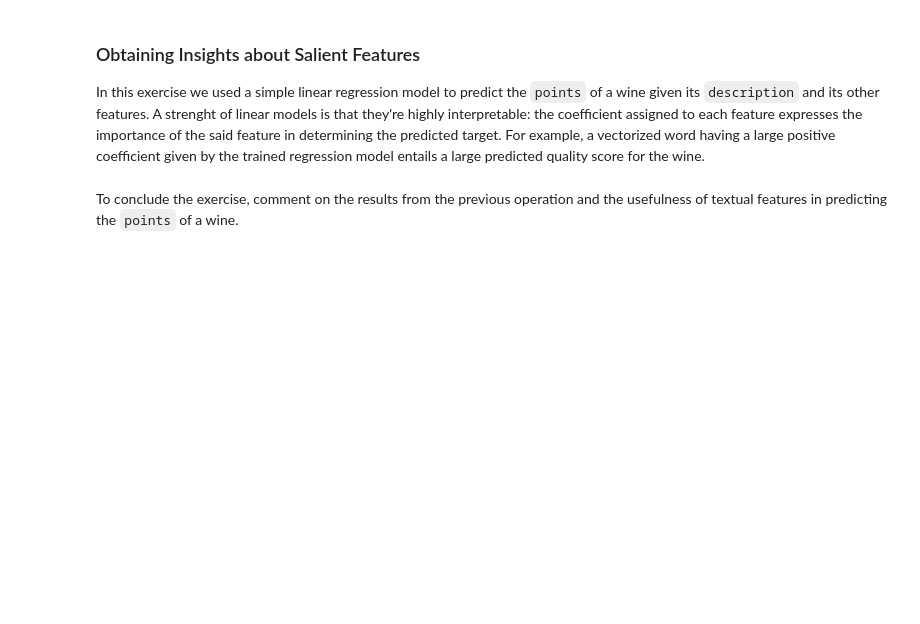
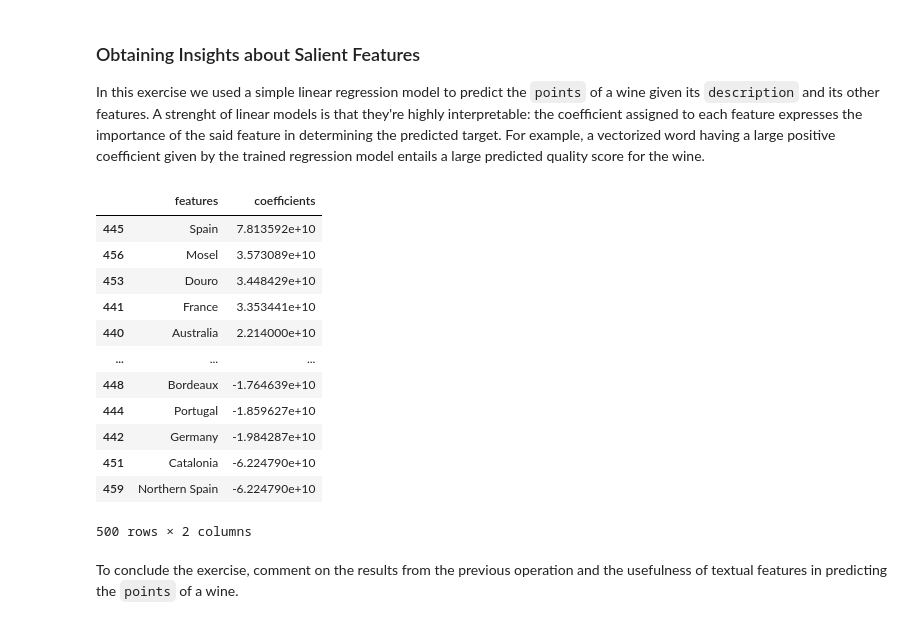
Before and after one commit to LuukvanKeeken/ik-nlp-tutorials-fork, a Jupyter notebook: notebooks/W4E_NonTextual_Information.ipynb, the cells around one changed output. Saved outputs shown, nothing was run; the diff lists cells and outputs as text; code cells hidden in the pictures; blank space fills up the shorter version.

```diff
--- a/notebooks/W4E_NonTextual_Information.ipynb
+++ b/notebooks/W4E_NonTextual_Information.ipynb
@@ -304,11 +319,28 @@ In this exercise we used a simple linear regression model to predict the `points
 # %%
 # Get the indices of the top 500 features
 top_scores = selector.scores_.argsort()[-500:]
 labels = [features.columns[i] for i in sorted(top_scores)]
 
 # TODO: Build and print a dataframe ccontaining the top 500 features
 # and their respective coefficients, sorted from highest to lowest
 # Coefficients can be accessed as regressor.coef_[0]
+sorted_regressor_coefs = [regressor.coef_[i] for i in sorted(top_scores)]
+df = pd.DataFrame({"features": labels, "coefficients": sorted_regressor_coefs})
+df.sort_values(by="coefficients", ascending = False)
+# %% [output]
+|  | features | coefficients |
+| 445 | Spain | 7.813592e+10 |
+| 456 | Mosel | 3.573089e+10 |
+| 453 | Douro | 3.448429e+10 |
+| 441 | France | 3.353441e+10 |
+| 440 | Australia | 2.214000e+10 |
+| ... | ... | ... |
+| 448 | Bordeaux | -1.764639e+10 |
+| 444 | Portugal | -1.859627e+10 |
+| 442 | Germany | -1.984287e+10 |
+| 451 | Catalonia | -6.224790e+10 |
+| 459 | Northern Spain | -6.224790e+10 |
+500 rows × 2 columns
 # %% [markdown]
 To conclude the exercise, comment on the results from the previous operation and the usefulness of textual features in predicting the `points` of a wine.
 # %% [markdown]
```
Also changed, not shown: parts of 1 cell of this notebook.
